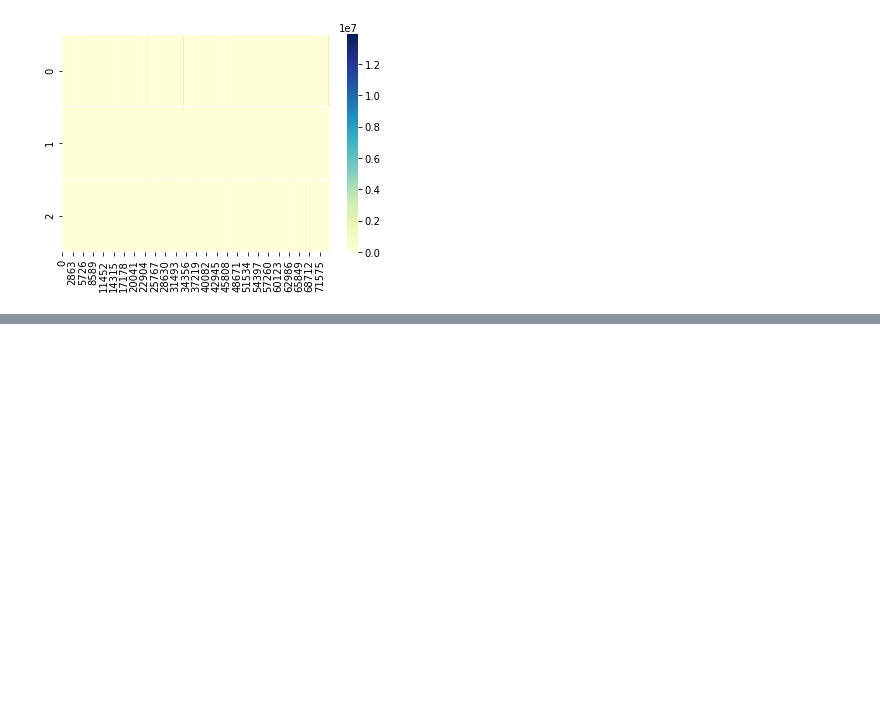
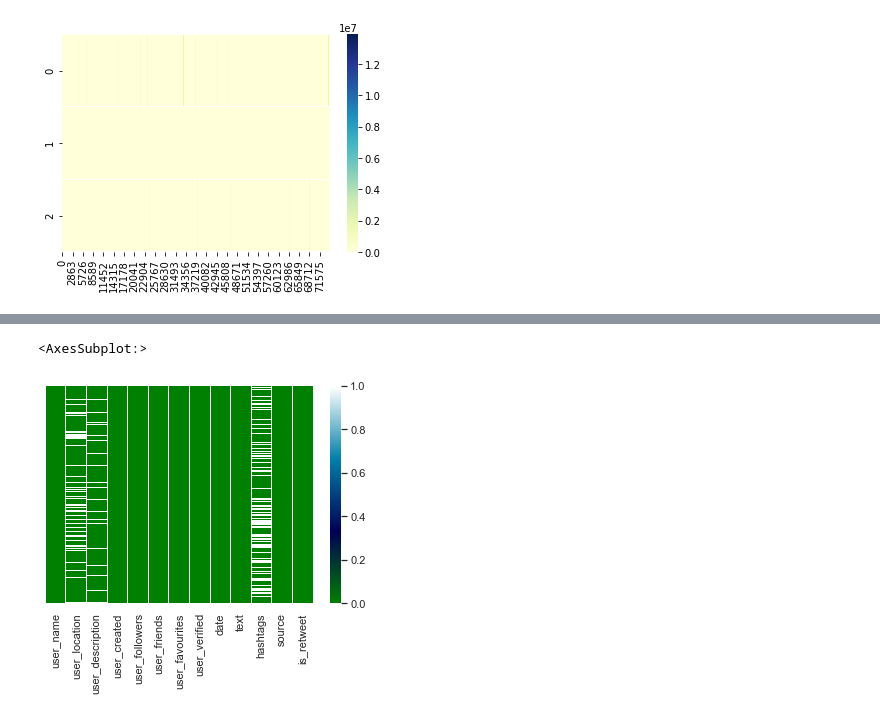
Before and after one commit to Marianacap07/arteanalitica, a Jupyter notebook: CovidData.ipynb, the cells around one changed output, grey strips where cells are left out. Cells and saved outputs as stored; diff of their text form; code cells hidden in the pictures; blank space fills up the shorter version.

```diff
--- a/CovidData.ipynb
+++ b/CovidData.ipynb
@@ -77,0 +180,5 @@ ax = sns.heatmap(mydata,cmap="YlGnBu")
+# %%
+sns.heatmap(df.isnull(), cbar=True, yticklabels=False, cmap='ocean')
+# %% [output]
+<AxesSubplot:>
+[figure, added]
```
Also changed, not shown: parts of 18 cells of this notebook, 1 other file.
